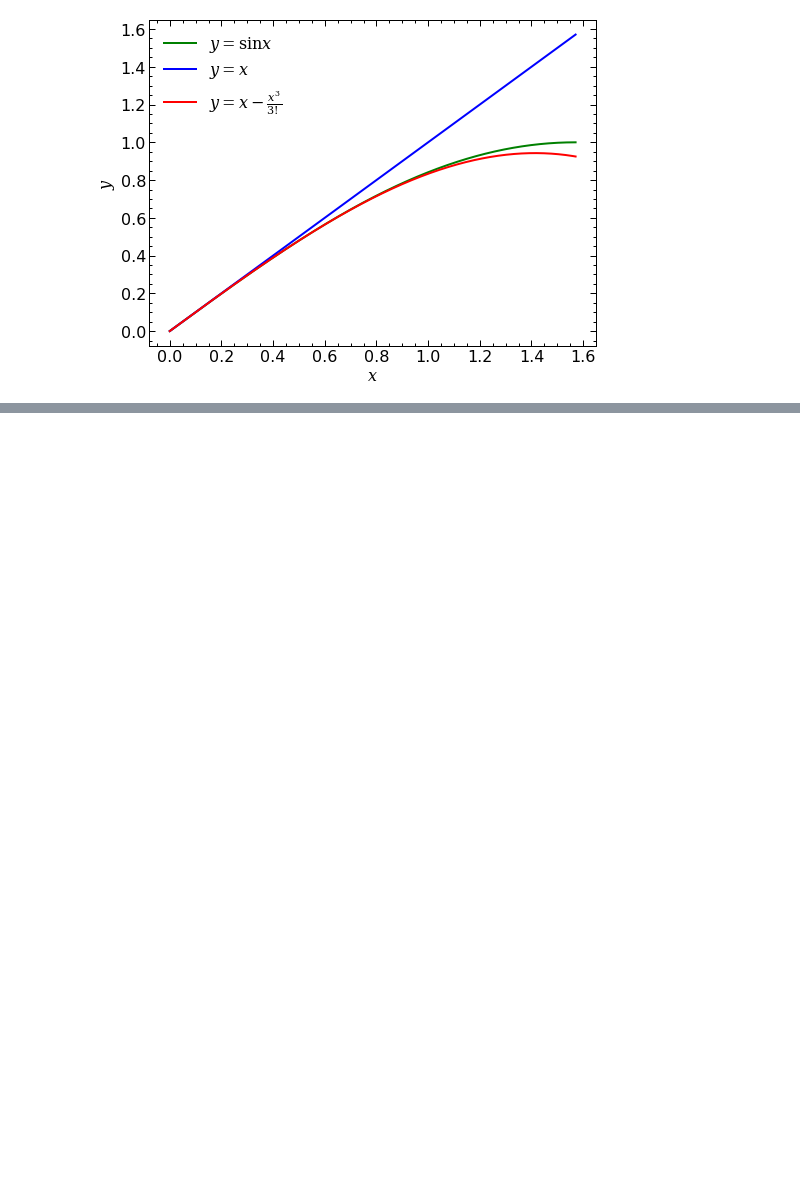
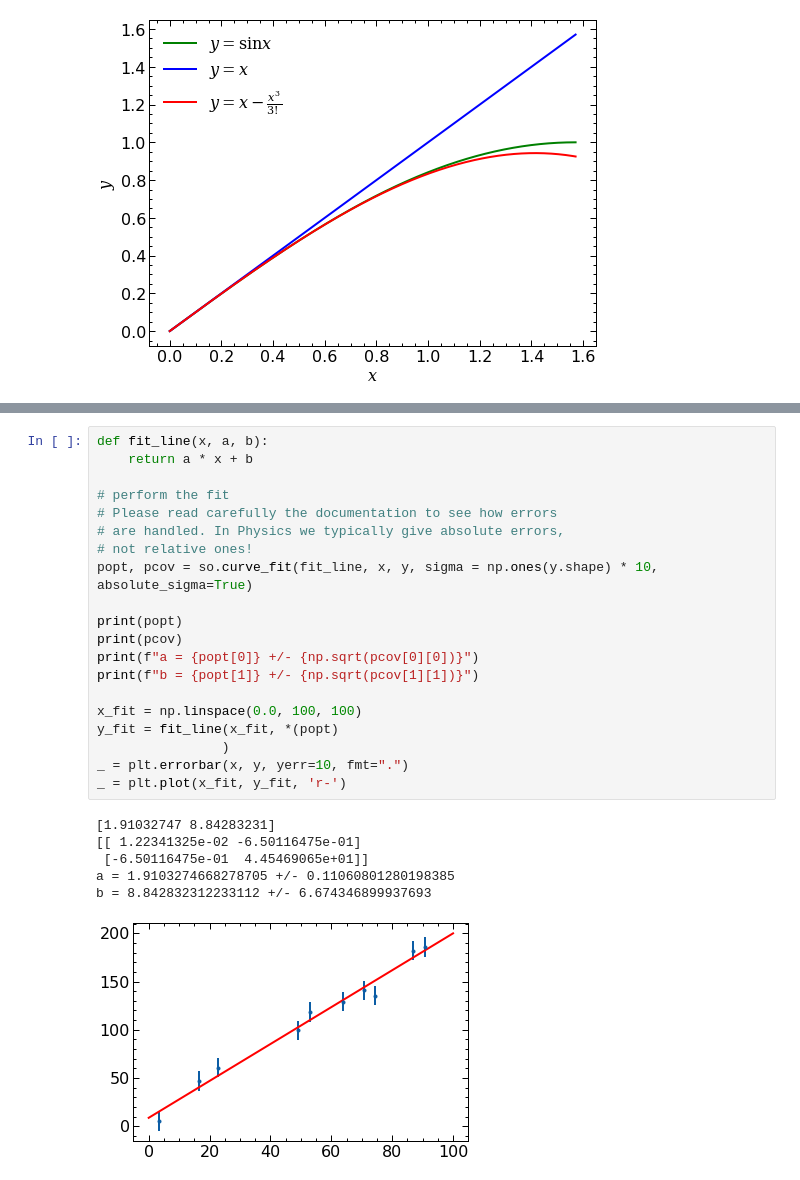
Before and after one commit to schanlar/python-UoC, a Jupyter notebook: 03.Data_Visualization/snippets.ipynb, the cells around one changed output, grey strips where cells are left out. Saved outputs shown, nothing was run; the diff lists cells and outputs as text; blank space fills up the shorter version.

```diff
--- a/03.Data_Visualization/snippets.ipynb
+++ b/03.Data_Visualization/snippets.ipynb
@@ -79,0 +104,27 @@ plt.legend()
+# %%
+def fit_line(x, a, b):
+    return a * x + b
+
+# perform the fit
+# Please read carefully the documentation to see how errors
+# are handled. In Physics we typically give absolute errors,
+# not relative ones!
+popt, pcov = so.curve_fit(fit_line, x, y, sigma = np.ones(y.shape) * 10, absolute_sigma=True)
+
+print(popt)
+print(pcov)
+print(f"a = {popt[0]} +/- {np.sqrt(pcov[0][0])}")
+print(f"b = {popt[1]} +/- {np.sqrt(pcov[1][1])}")
+
+x_fit = np.linspace(0.0, 100, 100)
+y_fit = fit_line(x_fit, *(popt)
+                )
+_ = plt.errorbar(x, y, yerr=10, fmt=".")
+_ = plt.plot(x_fit, y_fit, 'r-')
+# %% [output]
+[1.91032747 8.84283231]
+[[ 1.22341325e-02 -6.50116475e-01]
+ [-6.50116475e-01  4.45469065e+01]]
+a = 1.9103274668278705 +/- 0.11060801280198385
+b = 8.842832312233112 +/- 6.674346899937693
+[figure, added]
```
Also changed, not shown: parts of 3 cells of this notebook, 1 other file.
